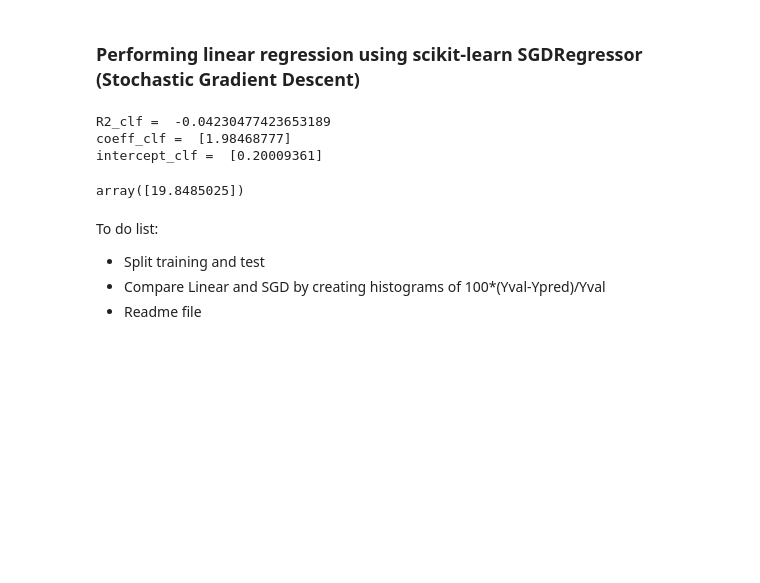
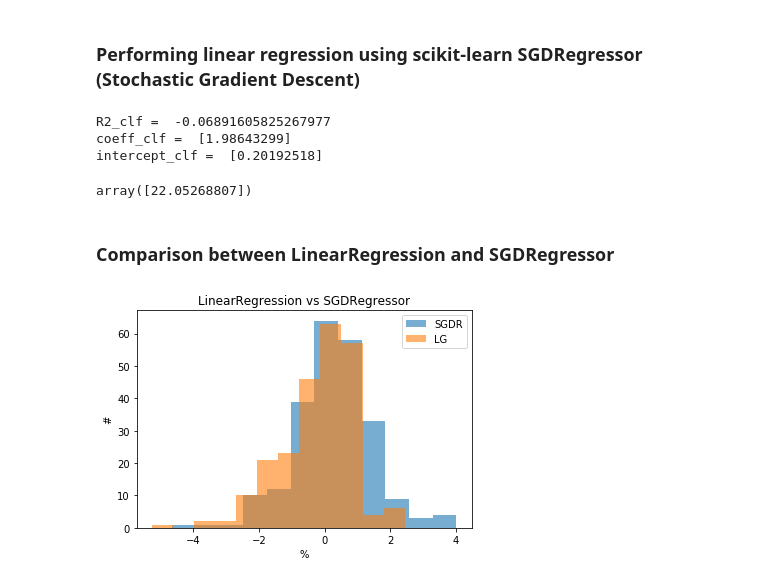
Before and after one commit to rmondini/trackandfield, a Jupyter notebook: mensprint.ipynb, the cells around one changed output. Cells and saved outputs as stored; diff of their text form; code cells hidden in the pictures; blank space fills up the shorter version.

```diff
--- a/mensprint.ipynb
+++ b/mensprint.ipynb
@@ -177,9 +161,14 @@ array([20.08078386])
 # %% [markdown]
 ### Performing linear regression using scikit-learn LinearRegression and adapting code from https://towardsdatascience.com/simple-and-multiple-linear-regression-in-python-c928425168f9 ###
+# %%
+# split random train and test sets
+X_train, X_test, y_train, y_test = train_test_split(Xval,Yval,test_size=0.3)
 # %%
+# LinearRegression
 lm = linear_model.LinearRegression()
-lm.fit(Xval.values.reshape(-1,1),Yval)
+lm.fit(X_train.values.reshape(-1,1),y_train)
 
-Ypredictionslm = lm.predict(Xval.values.reshape(-1,1))
+# model predictions of test set
+Ypredictionslm = lm.predict(X_test.values.reshape(-1,1))
 # %%
 # get R-squared
@@ -204,13 +193,15 @@ array([20.08078386])
 # %% [markdown]
 ### Performing linear regression using scikit-learn SGDRegressor (Stochastic Gradient Descent) ###
 # %%
+# SGDRegressor
 clf = linear_model.SGDRegressor(max_iter=1000, tol=1e-3)
-clf.fit(Xval.values.reshape(-1,1), Yval)
+clf.fit(X_train.values.reshape(-1,1),y_train)
 
-Ypredictionsclf = clf.predict(Xval.values.reshape(-1,1))
+# model predictions of test set
+Ypredictionsclf = clf.predict(X_test.values.reshape(-1,1))
 # %%
 # get R-squared
-R2clf=clf.score(Xval.values.reshape(-1,1),Yval)
+R2clf=clf.score(X_train.values.reshape(-1,1),y_train)
 print 'R2_clf = ',R2clf
 
 # get slope
@@ -222,14 +213,27 @@ constclf=clf.intercept_
 print 'intercept_clf = ',constclf
 
 # test model for a random input
-clf.predict([[9.90]])
+clf.predict([[11.00]])
 # %% [output]
-R2_clf =  -0.04230477423653189
-coeff_clf =  [1.98468777]
-intercept_clf =  [0.20009361]
+R2_clf =  -0.06891605825267977
+coeff_clf =  [1.98643299]
+intercept_clf =  [0.20192518]
-array([19.8485025])
+array([22.05268807])
-# %% [markdown]
-To do list:
-- Split training and test
-- Compare Linear and SGD by creating histograms of 100*(Yval-Ypred)/Yval
-- Readme file
+# %% [markdown]
+### Comparison between LinearRegression and SGDRegressor ###
+# %%
+# % difference between truth and predictions for test set for LinearRegressions
+lmdiff=100*(y_test-Ypredictionslm)/y_test
+
+# % difference between truth and predictions for test set for SGDRegressor
+clfdiff=100*(y_test-Ypredictionsclf)/y_test
+# %%
+plt.hist(clfdiff, bins=12, alpha=0.6, label='SGDR')
+plt.hist(lmdiff, bins=12, alpha=0.6, label='LG')
+plt.legend(loc='upper right')
+plt.title('LinearRegression vs SGDRegressor')
+plt.xlabel('%')
+plt.ylabel('#')
+plt.show()
+# %% [output]
+[figure, added]
```
Also changed, not shown: parts of 9 cells of this notebook.
